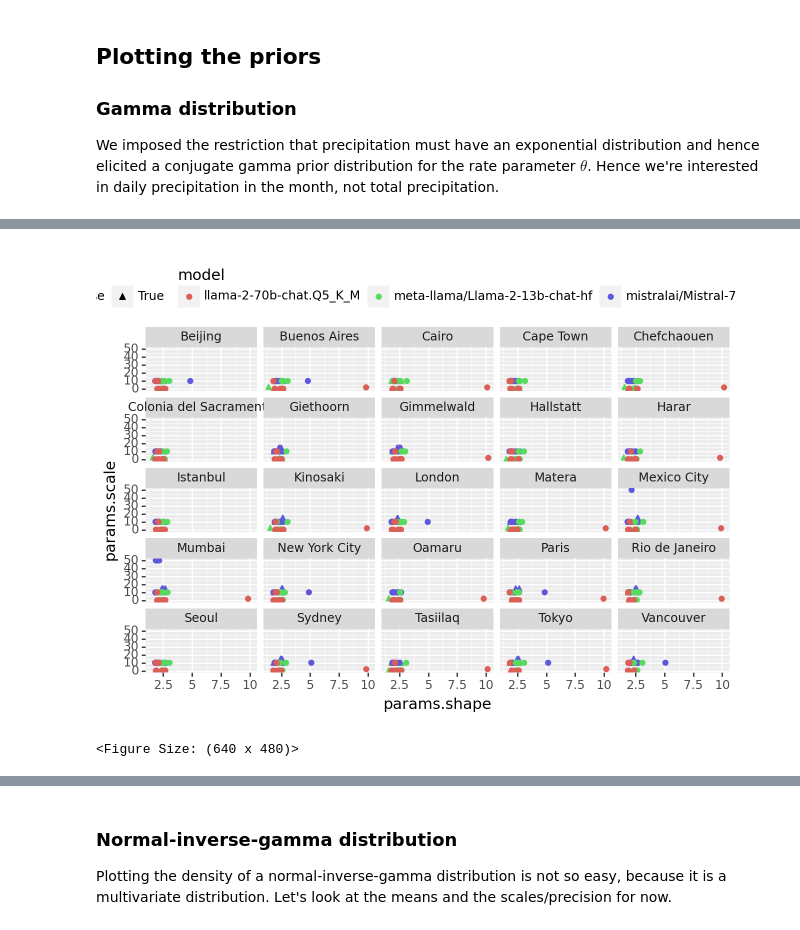
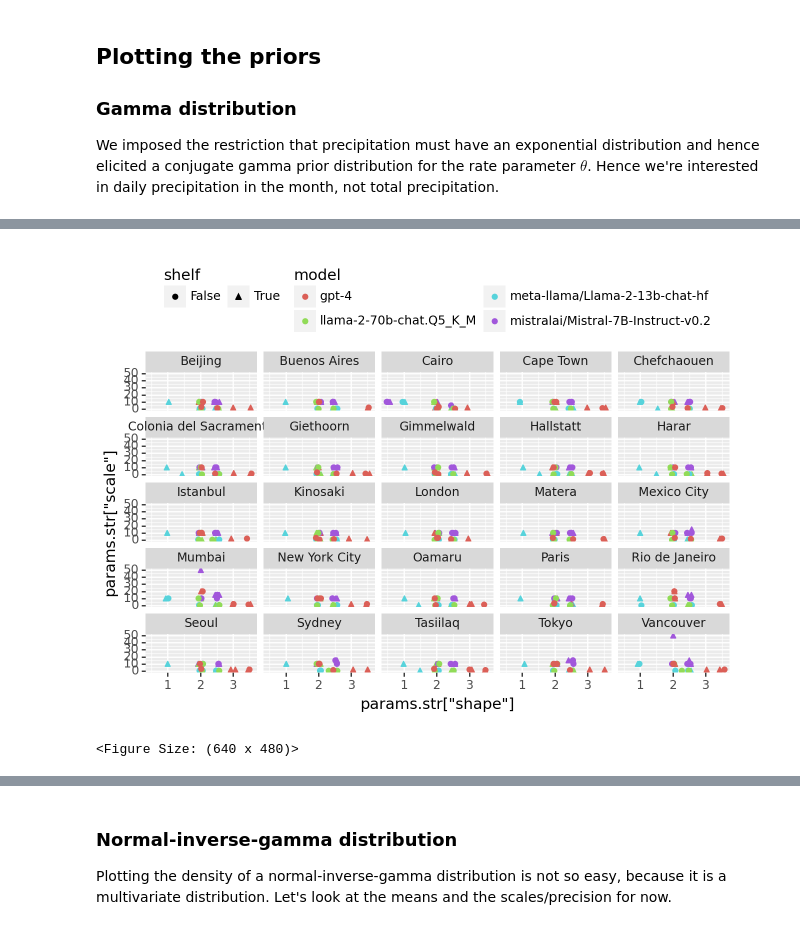
Before and after one commit to Selbosh/quantllm, a Jupyter notebook: scripts/elicitation/visualize.ipynb, the cells around one changed output, grey strips where cells are left out. Saved outputs shown, nothing was run; the diff lists cells and outputs as text; code cells hidden in the pictures.

Commit message:
final plots

```diff
--- a/scripts/elicitation/visualize.ipynb
+++ b/scripts/elicitation/visualize.ipynb
@@ -18,0 +11,25 @@ priors_filepath = data_dirpath / 'output/elicitation/weather.csv'
+# %%
+import pandas as pd
+from pathlib import Path
+import json
+
+def load_ndjson(filename):
+    data = []
+    with open(filename, 'r') as f:
+        for line in f:
+            obj = json.loads(line.strip())
+            data.append(obj)
+    return data
+
+def jsonlist_to_df(jsonlist):
+    dflist = map(pd.DataFrame, jsonlist)
+    return pd.concat(dflist).reset_index()
+
+def read_ndjson(filename):
+    data = load_ndjson(filename)
+    return jsonlist_to_df(data)
+
+data_dirpath = Path('../../data')
+weather_filepath = data_dirpath / 'cities/cities.csv'
+meta_filepath = data_dirpath / 'cities/city_meta.csv'
+priors_filepath = data_dirpath / 'output/elicitation/weather.ndjson'
@@ -36,7 +76,7 @@ weather_df.head()
 # %% [markdown]
 Next we want the prior distributions for these cities as obtained with the LLM.
 # %%
-priors_df = pd.read_csv(priors_filepath)
+priors_df = read_ndjson(priors_filepath)
 priors_df.timestamp = pd.to_datetime(priors_df.timestamp)
 priors_df.head()
 # %% [output]
@@ -118,14 +180,15 @@ priors_df[priors_df.target == 'precipitation'].head()
 # %%
 (
     ggplot(priors_df[priors_df.target == 'precipitation']) +
-    aes('params.shape', 'params.scale', shape='shelf', colour='model') +
+    aes('params.str["shape"]', 'params.str["scale"]', shape='shelf', colour='model') +
     geom_jitter() +
     # geom_text(aes(label='field')) +
     facet_wrap('~field', ncol=5) +
-    theme(legend_position='top')
+    theme(legend_position='top') +
+    guides(colour=guide_legend(nrow=2))
 )
 # %% [output]
-[figure, old version]
+[figure, new version]
 <Figure Size: (640 x 480)>
 # %%
 from scipy.stats import gamma
```
Also changed, not shown: parts of 51 cells of this notebook, 2 other files.
